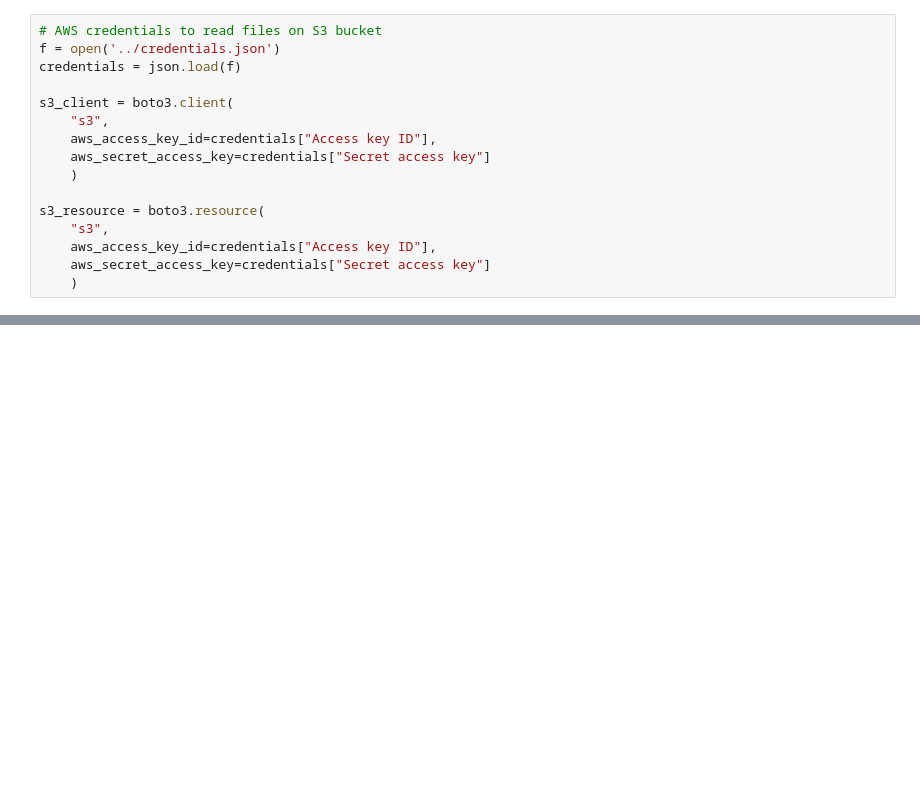
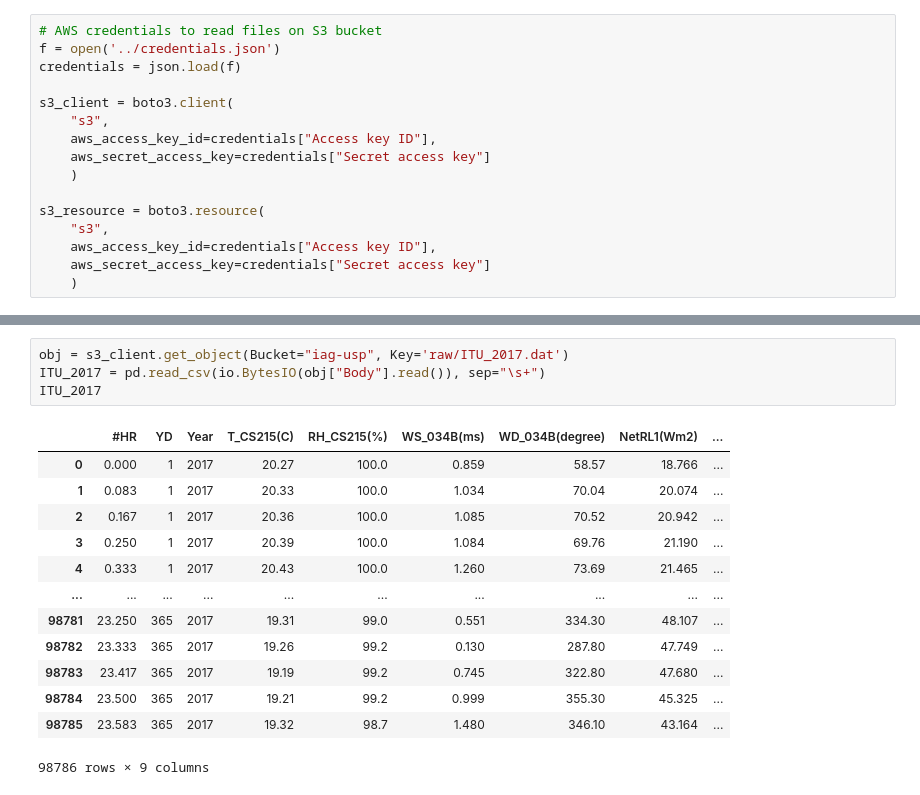
Before and after one commit to plbalmeida/ml-uhi, a Jupyter notebook: notebooks/5.0-iag-data-analysis.ipynb, the cells around one changed output, grey strips where cells are left out. Saved outputs shown, nothing was run; the diff lists cells and outputs as text; blank space fills up the shorter version.

```diff
--- a/notebooks/5.0-iag-data-analysis.ipynb
+++ b/notebooks/5.0-iag-data-analysis.ipynb
@@ -98,0 +37,18 @@ list(df.columns)
+# %%
+obj = s3_client.get_object(Bucket="iag-usp", Key='raw/ITU_2017.dat')
+ITU_2017 = pd.read_csv(io.BytesIO(obj["Body"].read()), sep="\s+")
+ITU_2017
+# %% [output]
+|  | #HR | YD | Year | T_CS215(C) | RH_CS215(%) | WS_034B(ms) | WD_034B(degree) | NetRL1(Wm2) | ... |
+| 0 | 0.000 | 1 | 2017 | 20.27 | 100.0 | 0.859 | 58.57 | 18.766 | ... |
+| 1 | 0.083 | 1 | 2017 | 20.33 | 100.0 | 1.034 | 70.04 | 20.074 | ... |
+| 2 | 0.167 | 1 | 2017 | 20.36 | 100.0 | 1.085 | 70.52 | 20.942 | ... |
+| 3 | 0.250 | 1 | 2017 | 20.39 | 100.0 | 1.084 | 69.76 | 21.190 | ... |
+| 4 | 0.333 | 1 | 2017 | 20.43 | 100.0 | 1.260 | 73.69 | 21.465 | ... |
+| ... | ... | ... | ... | ... | ... | ... | ... | ... | ... |
+| 98781 | 23.250 | 365 | 2017 | 19.31 | 99.0 | 0.551 | 334.30 | 48.107 | ... |
+| 98782 | 23.333 | 365 | 2017 | 19.26 | 99.2 | 0.130 | 287.80 | 47.749 | ... |
+| 98783 | 23.417 | 365 | 2017 | 19.19 | 99.2 | 0.745 | 322.80 | 47.680 | ... |
+| 98784 | 23.500 | 365 | 2017 | 19.21 | 99.2 | 0.999 | 355.30 | 45.325 | ... |
+| 98785 | 23.583 | 365 | 2017 | 19.32 | 98.7 | 1.480 | 346.10 | 43.164 | ... |
+98786 rows × 9 columns
```
Also changed, not shown: parts of 16 cells of this notebook.
